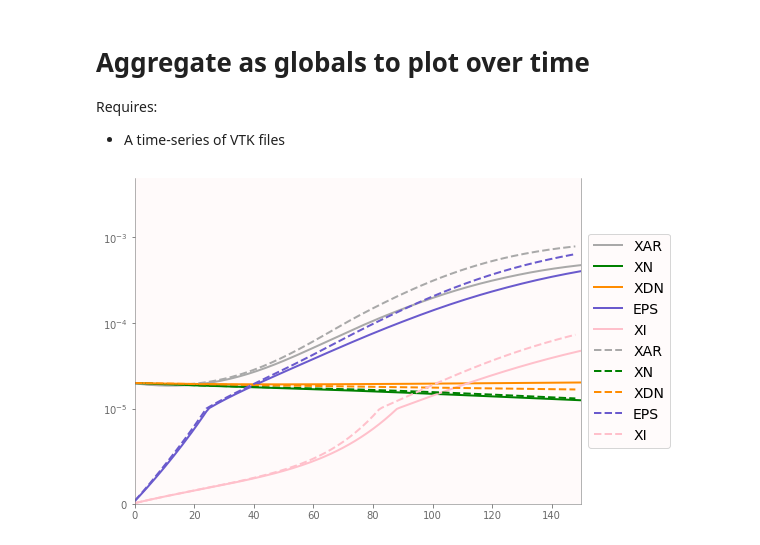
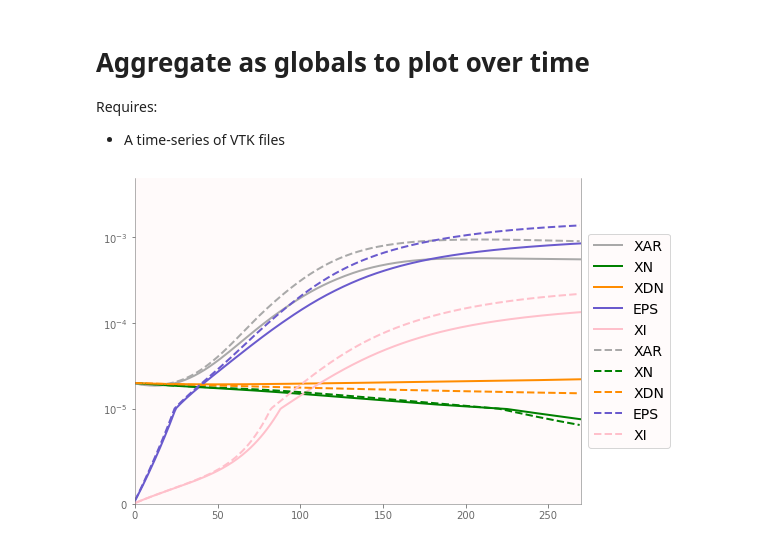
Before and after one commit to edsaac/ReactiveBiomass, a Jupyter notebook: notebooks/AggregateData.ipynb, the cells around one changed output. Cells and saved outputs as stored; diff of their text form; code cells hidden in the pictures.

```diff
--- a/notebooks/AggregateData.ipynb
+++ b/notebooks/AggregateData.ipynb
@@ -76,15 +78,16 @@ lesTotalBiomass = retriveAggregated(lesFolder,biomassKeys)
 # %%
 bcol = {k:v for k,v in zip(biomassKeys,['darkgrey','green','darkorange','slateblue','pink'])}
 
 fig,ax = plt.subplots(figsize=[8,6])
 
 for k,v in rasTotalBiomass.items(): ax.plot(v[1:],label=k,c=bcol[k])
 for k,v in lesTotalBiomass.items(): ax.plot(v[1:],label=k, ls='dashed',c=bcol[k])
 
 ax.legend(loc='center left',bbox_to_anchor=[1,0.5])
 ax.set_yscale('symlog',linthresh=1E-5)
-ax.set(ylim=[0,5E-3],xlim=[0,150])
+ax.set_ylim([0,5E-3])
+ax.set_xlim([0,endTime])
 plt.show()
 # %% [output]
-[figure, old version]
+[figure, new version]
 # %%
```
Also changed, not shown: parts of 4 cells of this notebook, 14 other files.
